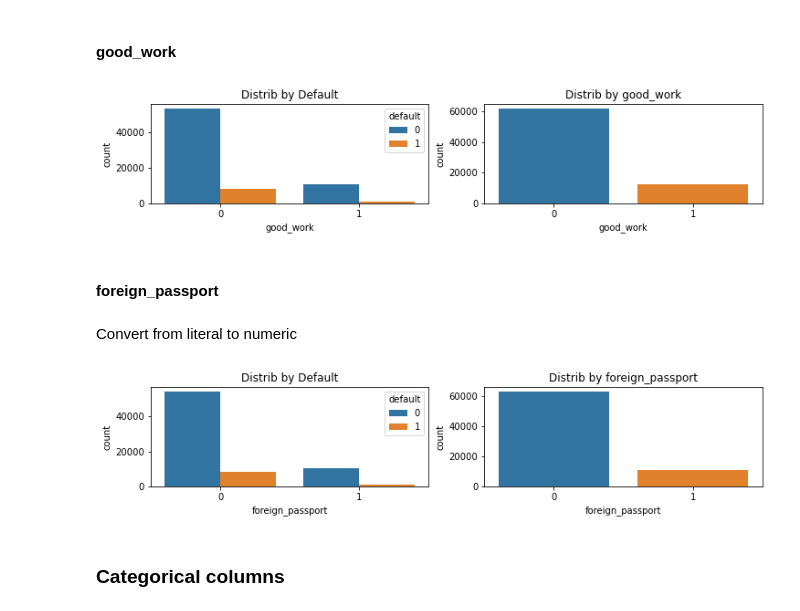
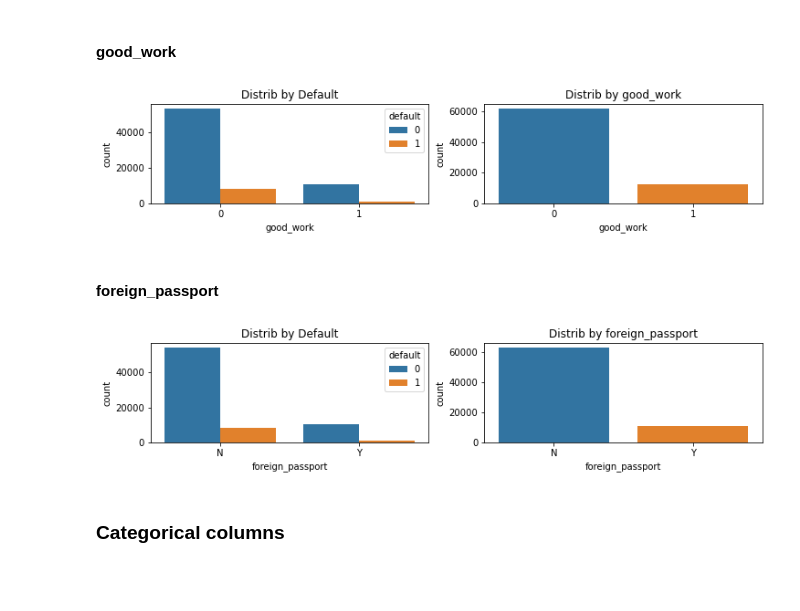
Before and after one commit to MichaelDockers/skillfactory_rds, a Jupyter notebook: module_5/Scoring_Project_Module_5.ipynb, the cells around one changed output. Drawn from its saved outputs; the diff is of its cells as text; code cells hidden in the pictures; blank space fills up the shorter version.

```diff
--- a/module_5/Scoring_Project_Module_5.ipynb
+++ b/module_5/Scoring_Project_Module_5.ipynb
@@ -579,25 +583,15 @@ plt.show()
 # %% [markdown]
 #### good_work
-# %%
-fig, ax = plt.subplots(1, 2, figsize=(12, 2))
-sns.countplot(data=data[(data['sample'] == 1)], x='good_work', hue='default', ax=ax[0]).set_title('Distrib by Default')
-sns.countplot(data=data[(data['sample'] == 1)], x='good_work', ax=ax[1]).set_title('Distrib by good_work')
-plt.show()
-# %% [output]
-[figure, removed]
+# %%
+display_countplot_sep_by_def(data, 'good_work')
+# %% [output]
+[figure, added]
 # %% [markdown]
 #### foreign_passport
-# %% [markdown]
-Convert from literal to numeric
-# %%
-data['foreign_passport'] = (data['foreign_passport'] == 'Y').astype('int32')
-# %%
-fig, ax = plt.subplots(1, 2, figsize=(12, 2))
-sns.countplot(data=data[(data['sample'] == 1)], x='foreign_passport', hue='default', ax=ax[0]).set_title('Distrib by Default')
-sns.countplot(data=data[(data['sample'] == 1)], x='foreign_passport', ax=ax[1]).set_title('Distrib by foreign_passport')
-plt.show()
-# %% [output]
-[figure, removed]
+# %%
+display_countplot_sep_by_def(data, 'foreign_passport')
+# %% [output]
+[figure, added]
 # %% [markdown]
 ### Categorical columns
 # %% [markdown]
```
Also changed, not shown: parts of 97 cells of this notebook.
